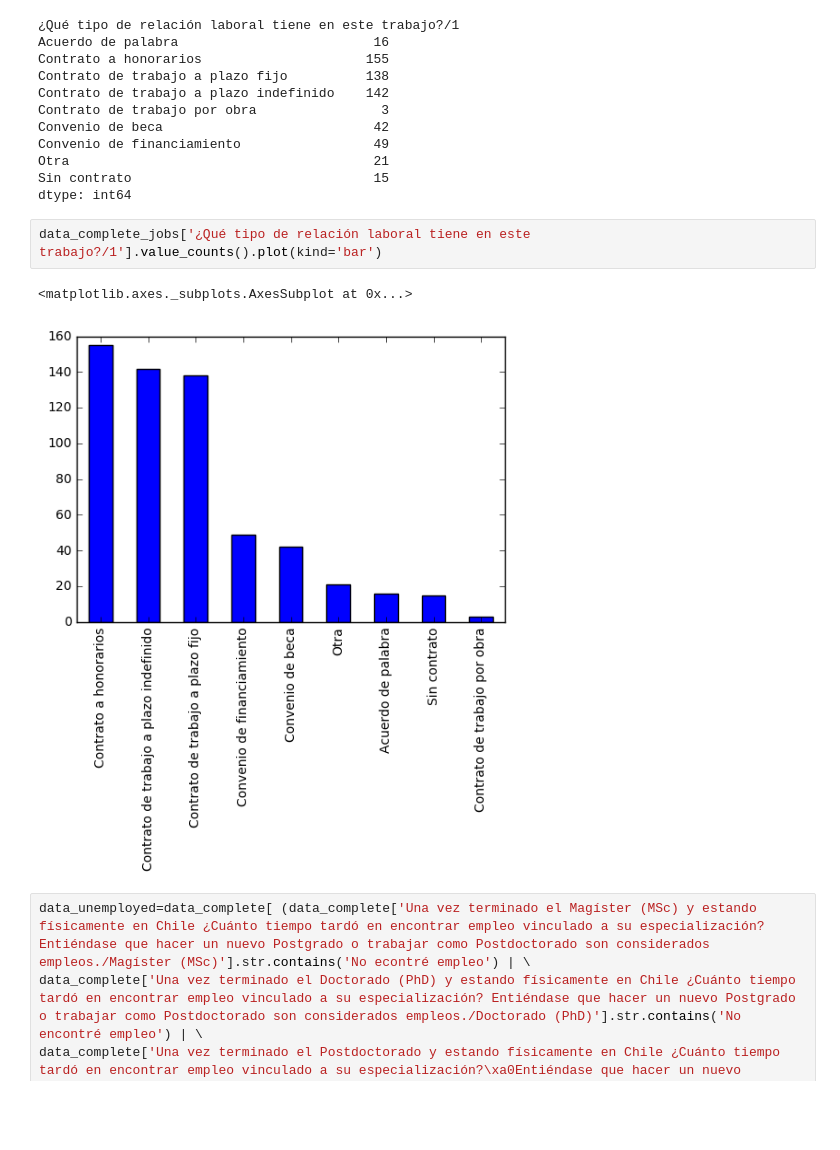
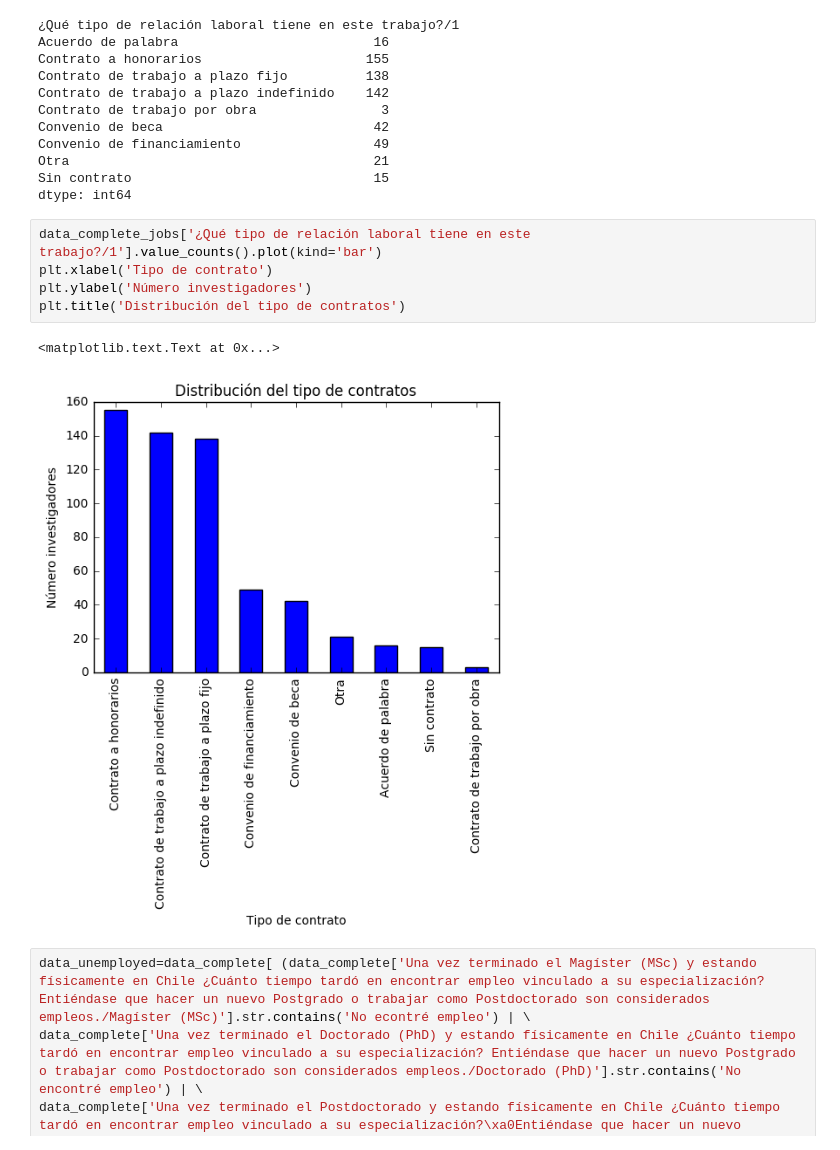
Before and after one commit to rpmunoz/datachile, a Jupyter notebook: science/Analisis encuesta insercion.ipynb, the cells around one changed output. Saved outputs shown, nothing was run; the diff lists cells and outputs as text; blank space fills up the shorter version.

```diff
--- a/science/Analisis encuesta insercion.ipynb
+++ b/science/Analisis encuesta insercion.ipynb
@@ -178,9 +186,12 @@ Sin contrato                               15
 dtype: int64
 # %%
 data_complete_jobs['¿Qué tipo de relación laboral tiene en este trabajo?/1'].value_counts().plot(kind='bar')
+plt.xlabel('Tipo de contrato')
+plt.ylabel('Número investigadores')
+plt.title('Distribución del tipo de contratos')
 # %% [output]
-<matplotlib.axes._subplots.AxesSubplot at 0x...>
+<matplotlib.text.Text at 0x...>
-[figure, old version]
+[figure, new version]
 # %%
 data_unemployed=data_complete[ (data_complete['Una vez terminado el Magíster (MSc) y estando físicamente en Chile ¿Cuánto tiempo tardó en encontrar empleo vinculado a su especialización? Entiéndase que hacer un nuevo Postgrado o trabajar como Postdoctorado son considerados empleos./Magíster (MSc)'].str.contains('No econtré empleo') | \
 data_complete['Una vez terminado el Doctorado (PhD) y estando físicamente en Chile ¿Cuánto tiempo tardó en encontrar empleo vinculado a su especialización? Entiéndase que hacer un nuevo Postgrado o trabajar como Postdoctorado son considerados empleos./Doctorado (PhD)'].str.contains('No encontré empleo') | \
```
Also changed, not shown: parts of 2 cells of this notebook.
